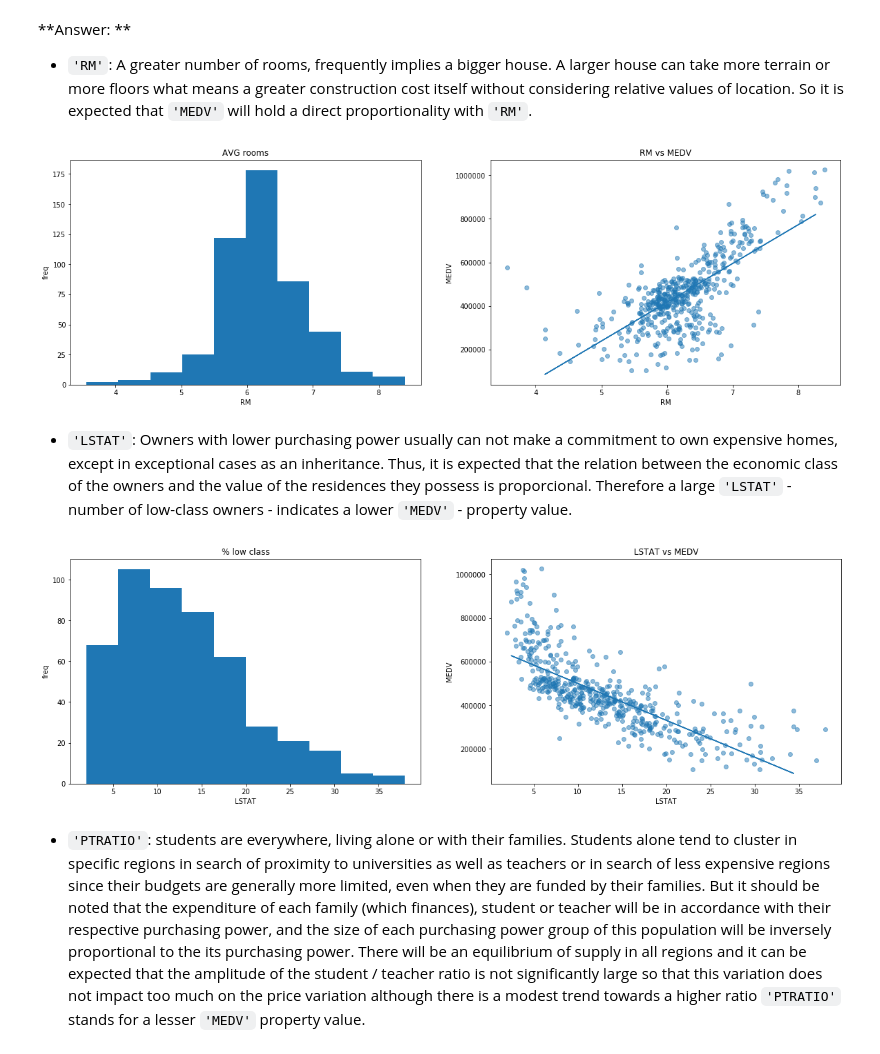
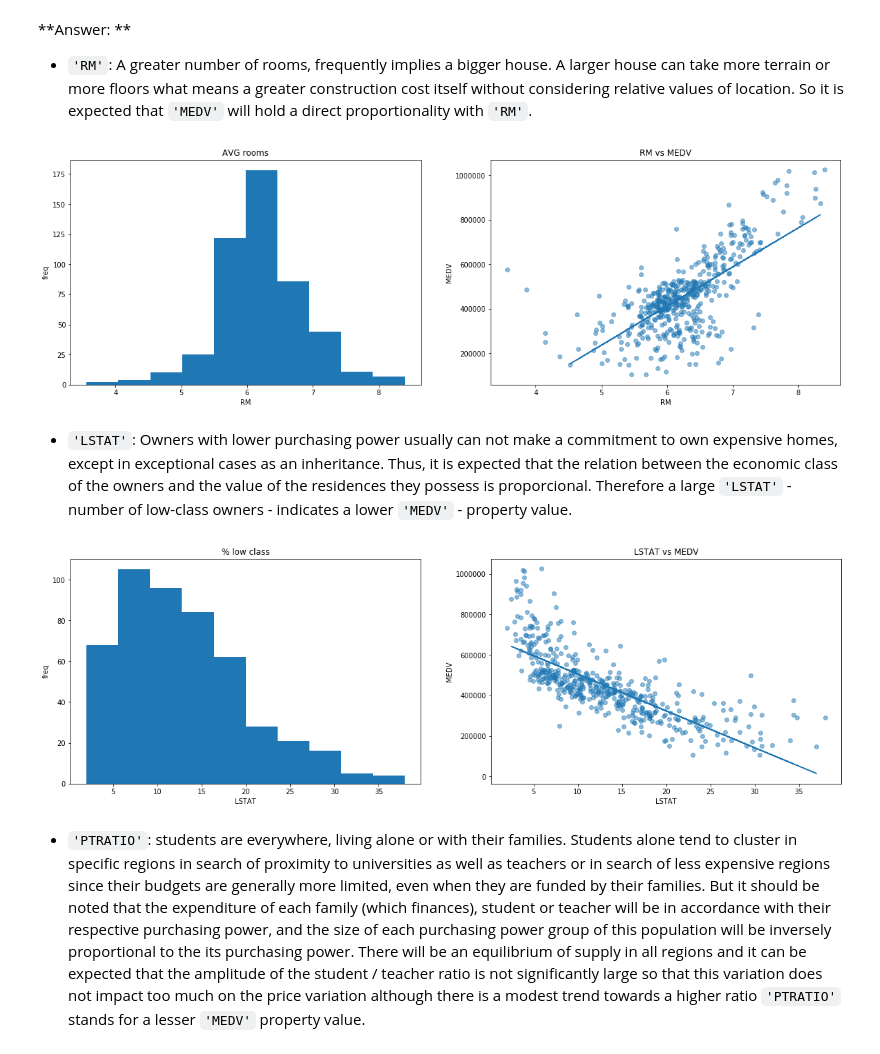
Before and after one commit to rubentrancoso/udacity-mlaif-bostonhousing, a Jupyter notebook: boston_housing.ipynb, the cells around one changed output. Drawn from its saved outputs; the diff is of its cells as text; code cells hidden in the pictures.

Commit message:
fix on randon state and test size

```diff
--- a/boston_housing.ipynb
+++ b/boston_housing.ipynb
@@ -151,7 +151,7 @@ plt.xlabel("RM")
 plt.ylabel("freq")
 
 lr = LinearRegression()
-X_train, X_test, y_train, y_test = train_test_split(data[['RM']][:], data['MEDV'], test_size=0.33)
+X_train, X_test, y_train, y_test = train_test_split(data[['RM']][:], data['MEDV'], test_size=0.20, random_state=0)
 lr.fit(X_train, y_train)
 
 plt.subplot(1, 2, 2)
@@ -162,31 +162,31 @@ plt.ylabel('MEDV')
 plt.plot(X_test, lr.predict(X_test))
 plt.show()
 # %% [output]
-[figure, old version]
+[figure, new version]
 # %% [markdown]
 - `'LSTAT'`: Owners with lower purchasing power usually can not make a commitment to own expensive homes, except in exceptional cases as an inheritance. Thus, it is expected that the relation between the economic class of the owners and the value of the residences they possess is proporcional. Therefore a large `'LSTAT'` - number of low-class owners - indicates a lower `'MEDV'` - property value.
 # %%
 plt.subplots(1, 2, figsize=(20, 6))
 
 plt.subplot(1, 2, 1)
 plt.hist(data['LSTAT'], bins = 10)
 plt.title("% low class")
 plt.xlabel("LSTAT")
 plt.ylabel("freq")
 
 lr = LinearRegression()
-X_train, X_test, y_train, y_test = train_test_split(data[['LSTAT']][:], data['MEDV'], test_size=0.33)
+X_train, X_test, y_train, y_test = train_test_split(data[['LSTAT']][:], data['MEDV'], test_size=0.20, random_state=0)
 lr.fit(X_train, y_train)
 
 plt.subplot(1, 2, 2)
 plt.scatter(data['LSTAT'], data['MEDV'], alpha=0.5)
 plt.title('LSTAT vs MEDV')
 plt.xlabel('LSTAT')
 plt.ylabel('MEDV')
 plt.plot(X_test, lr.predict(X_test))
 plt.show()
 # %% [output]
-[figure, old version]
+[figure, new version]
 # %% [markdown]
 - `'PTRATIO'`: students are everywhere, living alone or with their families. Students alone tend to cluster in specific regions in search of proximity to universities as well as teachers or in search of less expensive regions since their budgets are generally more limited, even when they are funded by their families. But it should be noted that the expenditure of each family (which finances), student or teacher will be in accordance with their respective purchasing power, and the size of each purchasing power group of this population will be inversely proportional to the its purchasing power. There will be an equilibrium of supply in all regions and it can be expected that the amplitude of the student / teacher ratio is not significantly large so that this variation does not impact too much on the price variation although there is a modest trend towards a higher ratio `'PTRATIO'` stands for a lesser `'MEDV'` property value.
 # %%
```
Also changed, not shown: parts of 1 cell of this notebook.
